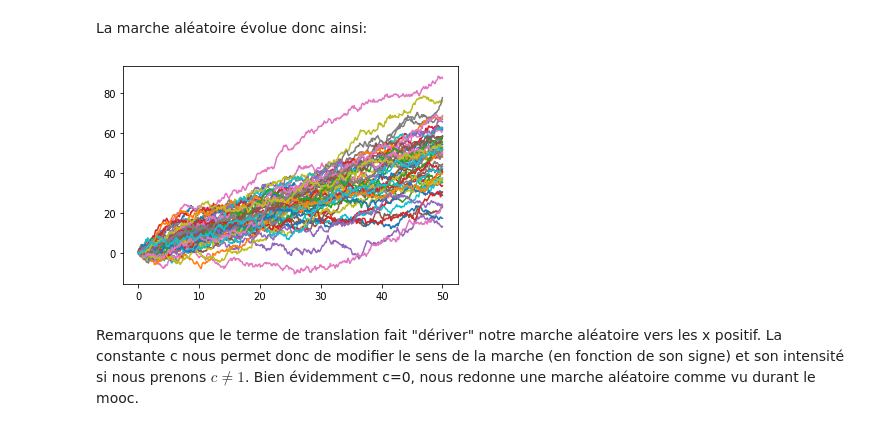
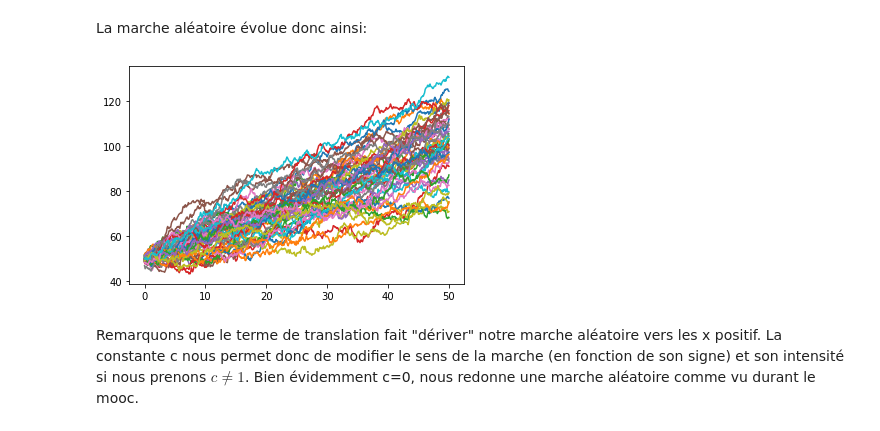
Before and after one commit to Daestraz/MOOC-PhysStat, a Jupyter notebook: Projet Monte-Carlo.ipynb, the cells around one changed output. Drawn from its saved outputs; the diff is of its cells as text; code cells hidden in the pictures.

```diff
--- a/Projet Monte-Carlo.ipynb
+++ b/Projet Monte-Carlo.ipynb
@@ -253,23 +250,23 @@ La marche aléatoire évolue donc ainsi:
 # %%
 #--------------------------------------------- Paramètres
 T, nt = 50.0, 500
 dt=T/nt
 alpha, c = 2, 1
 t, x = np.arange(0,T+dt,dt), np.empty([nt+1,100000])
 
 #--------------------------------------------- Loi normale
 sigma, mu = 1.0, 50.0
-x0=0
+x0=np.random.normal(mu,sigma,100000)
 x[0]=x0
 
 #--------------------------------------------- Marche aléatoire
 for i in range(nt):
     x[i+1]=x[i]+np.sqrt(2*alpha*dt)*np.random.normal(0,1,100000)+c*dt
 
 for i in range(50):
     plt.plot(t,x[:,i])
 # %% [output]
-[figure, old version]
+[figure, new version]
 # %% [markdown]
 Remarquons que le terme de translation fait "dériver" notre marche aléatoire vers les x positif. La constante c nous permet donc de modifier le sens de la marche (en fonction de son signe) et son intensité si nous prenons $c \neq 1$. Bien évidemment c=0, nous redonne une marche aléatoire comme vu durant le mooc.
 # %% [markdown]
```
Also changed, not shown: parts of 53 cells of this notebook.
